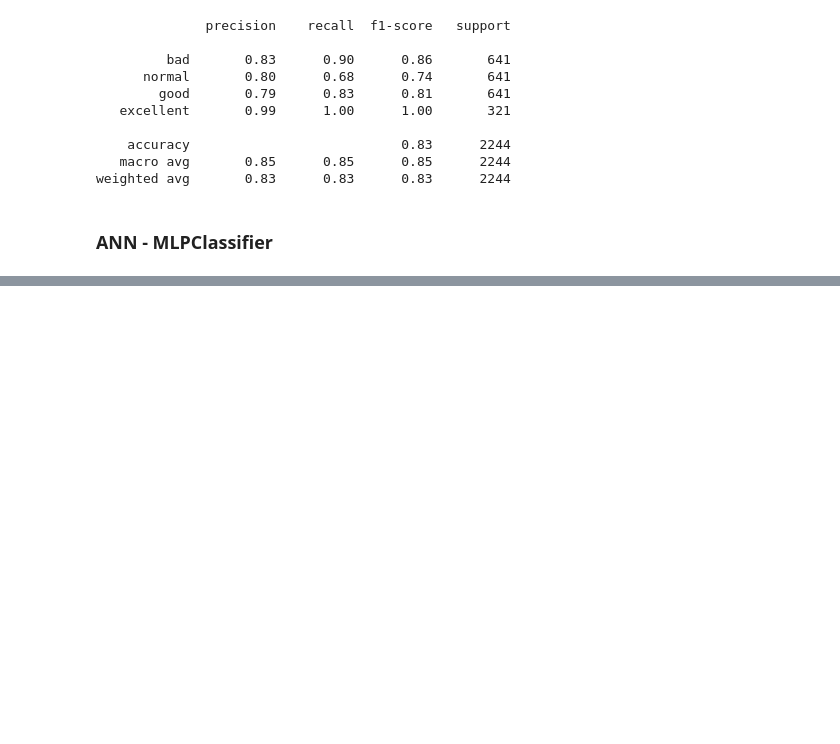
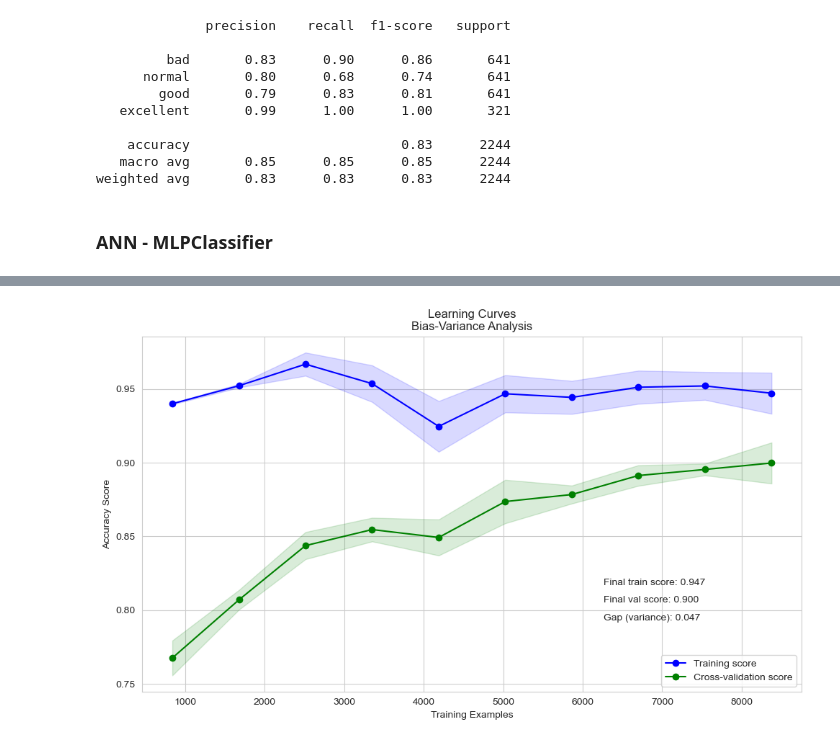
Before and after one commit to CloudSkytec/ML-CW1, a Jupyter notebook: Luqi Xin/Classification - Wine Quality.ipynb, the cells around one changed output, grey strips where cells are left out. Cells and saved outputs as stored; diff of their text form; code cells hidden in the pictures; blank space fills up the shorter version.

```diff
--- a/Luqi Xin/Classification - Wine Quality.ipynb
+++ b/Luqi Xin/Classification - Wine Quality.ipynb
@@ -917,3 +917,60 @@ The classifier accuracy score of MLP is 0.84
     accuracy                           0.83      2244
    macro avg       0.85      0.85      0.85      2244
 weighted avg       0.83      0.83      0.83      2244
+# %%
+from sklearn.model_selection import learning_curve
+
+def plot_learning_curves(estimator, X, y):
+    # Calculate learning curves
+    train_sizes = np.linspace(0.1, 1.0, 10)
+    train_sizes, train_scores, val_scores = learning_curve(
+        estimator, X, y,
+        cv=5,
+        n_jobs=-1,
+        train_sizes=train_sizes,
+        scoring='accuracy'
+    )
+
+    # Calculate mean and std for training and validation scores
+    train_mean = np.mean(train_scores, axis=1)
+    train_std = np.std(train_scores, axis=1)
+    val_mean = np.mean(val_scores, axis=1)
+    val_std = np.std(val_scores, axis=1)
+
+    sns.set_style("whitegrid")
+    plt.figure(figsize=(10, 6))
+
+    # Plot training and validation scores
+    plt.plot(train_sizes, train_mean, label='Training score', color='blue', marker='o')
+    plt.fill_between(train_sizes, train_mean - train_std, train_mean + train_std, alpha=0.15, color='blue')
+
+    plt.plot(train_sizes, val_mean, label='Cross-validation score', color='green', marker='o')
+    plt.fill_between(train_sizes, val_mean - val_std, val_mean + val_std, alpha=0.15, color='green')
+
+    # Add labels and title
+    plt.xlabel('Training Examples')
+    plt.ylabel('Accuracy Score')
+    plt.title('Learning Curves\nBias-Variance Analysis')
+    plt.legend(loc='lower right')
+
+    # Final scores
+    final_train_score = train_mean[-1]
+    final_val_score = val_mean[-1]
+    gap = final_train_score - final_val_score
+
+    # Add annotations
+    plt.annotate(f'Final train score: {final_train_score:.3f}',
+                xy=(0.7, 0.3), xycoords='axes fraction')
+    plt.annotate(f'Final val score: {final_val_score:.3f}',
+                xy=(0.7, 0.25), xycoords='axes fraction')
+    plt.annotate(f'Gap (variance): {gap:.3f}',
+                xy=(0.7, 0.2), xycoords='axes fraction')
+
+    plt.tight_layout()
+    return plt
+
+
+plt = plot_learning_curves(mlp_clf, fea_train, tar_train)
+plt.show()
+# %% [output]
+[figure, added]
```
Also changed, not shown: parts of 5 cells of this notebook, 1 other file.
